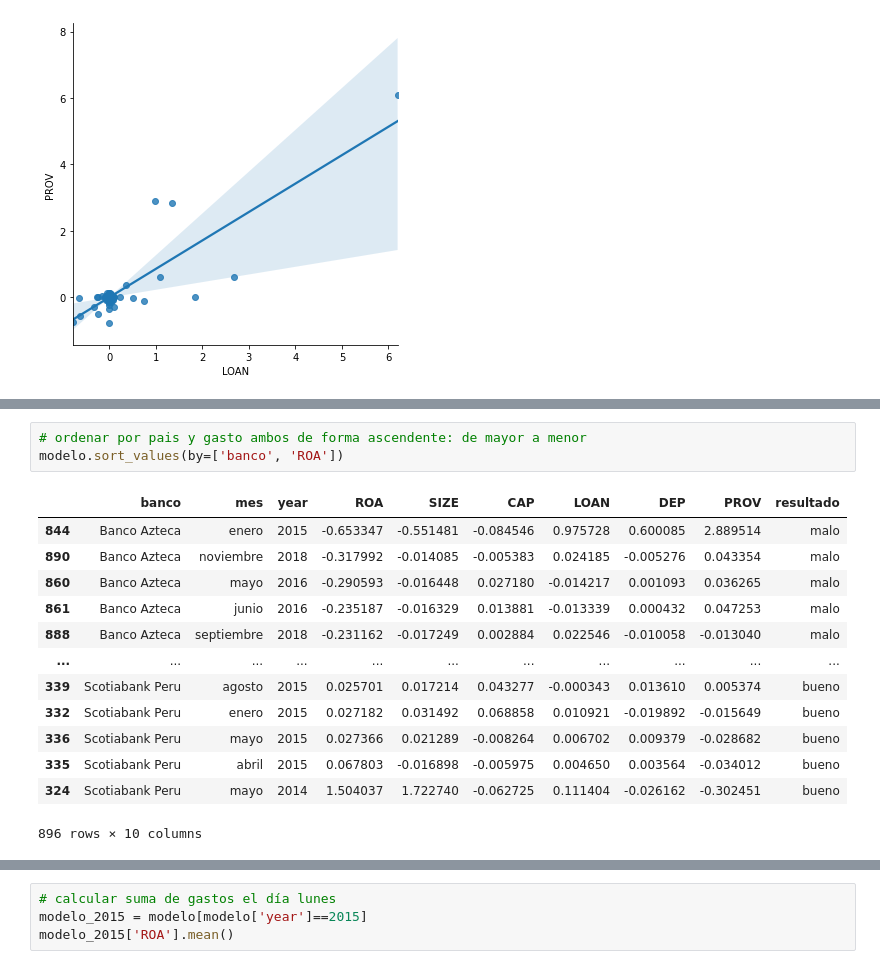
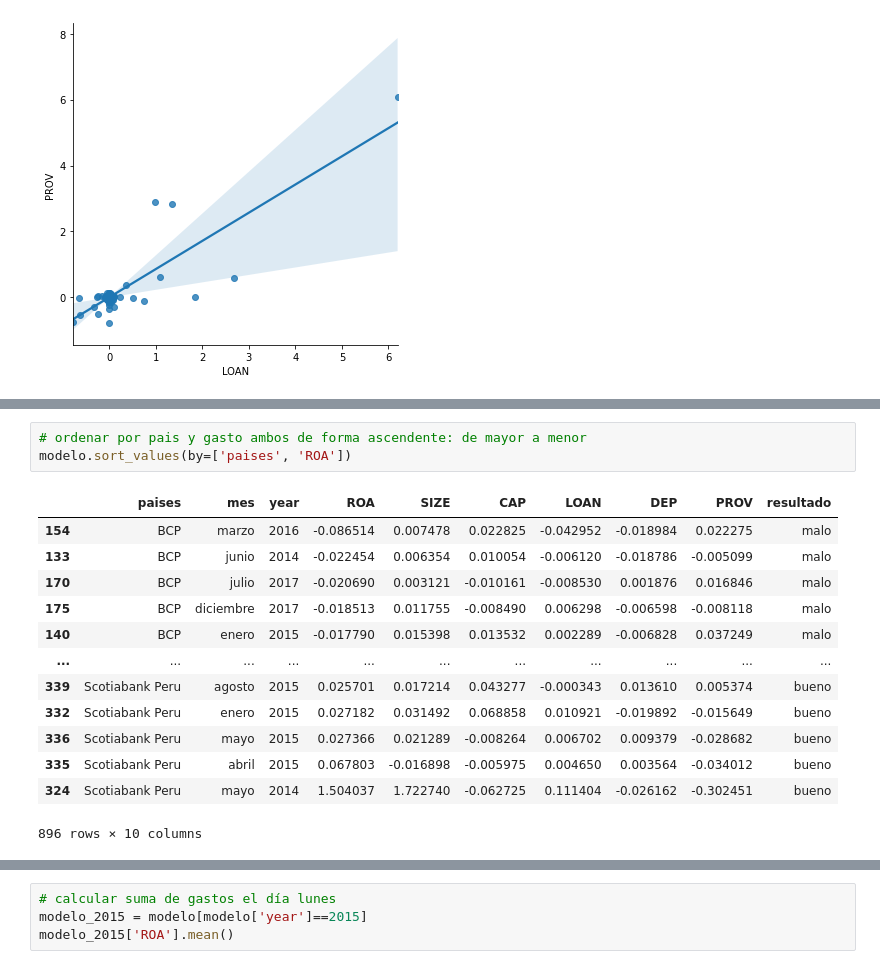
Before and after one commit to JeancarloGeldres/Analysis-Factors-Interns-, a Jupyter notebook: data/ANALYSIS FACTORS.ipynb, the cells around one changed output, grey strips where cells are left out. Cells and saved outputs as stored; diff of their text form.

```diff
--- a/data/ANALYSIS FACTORS.ipynb
+++ b/data/ANALYSIS FACTORS.ipynb
@@ -383,14 +386,14 @@ modelo.sort_values(by=['ROA'], ascending=False)
 896 rows × 10 columns
 # %%
 # ordenar por pais y gasto ambos de forma ascendente: de mayor a menor
-modelo.sort_values(by=['banco', 'ROA'])
+modelo.sort_values(by=['paises', 'ROA'])
 # %% [output]
-|  | banco | mes | year | ROA | SIZE | CAP | LOAN | DEP | PROV | resultado |
-| 844 | Banco Azteca | enero | 2015 | -0.653347 | -0.551481 | -0.084546 | 0.975728 | 0.600085 | 2.889514 | malo |
-| 890 | Banco Azteca | noviembre | 2018 | -0.317992 | -0.014085 | -0.005383 | 0.024185 | -0.005276 | 0.043354 | malo |
-| 860 | Banco Azteca | mayo | 2016 | -0.290593 | -0.016448 | 0.027180 | -0.014217 | 0.001093 | 0.036265 | malo |
-| 861 | Banco Azteca | junio | 2016 | -0.235187 | -0.016329 | 0.013881 | -0.013339 | 0.000432 | 0.047253 | malo |
-| 888 | Banco Azteca | septiembre | 2018 | -0.231162 | -0.017249 | 0.002884 | 0.022546 | -0.010058 | -0.013040 | malo |
+|  | paises | mes | year | ROA | SIZE | CAP | LOAN | DEP | PROV | resultado |
+| 154 | BCP | marzo | 2016 | -0.086514 | 0.007478 | 0.022825 | -0.042952 | -0.018984 | 0.022275 | malo |
+| 133 | BCP | junio | 2014 | -0.022454 | 0.006354 | 0.010054 | -0.006120 | -0.018786 | -0.005099 | malo |
+| 170 | BCP | julio | 2017 | -0.020690 | 0.003121 | -0.010161 | -0.008530 | 0.001876 | 0.016846 | malo |
+| 175 | BCP | diciembre | 2017 | -0.018513 | 0.011755 | -0.008490 | 0.006298 | -0.006598 | -0.008118 | malo |
+| 140 | BCP | enero | 2015 | -0.017790 | 0.015398 | 0.013532 | 0.002289 | -0.006828 | 0.037249 | malo |
 | ... | ... | ... | ... | ... | ... | ... | ... | ... | ... | ... |
 | 339 | Scotiabank Peru | agosto | 2015 | 0.025701 | 0.017214 | 0.043277 | -0.000343 | 0.013610 | 0.005374 | bueno |
 | 332 | Scotiabank Peru | enero | 2015 | 0.027182 | 0.031492 | 0.068858 | 0.010921 | -0.019892 | -0.015649 | bueno |
```
Also changed, not shown: parts of 34 cells of this notebook, 9 other files.
